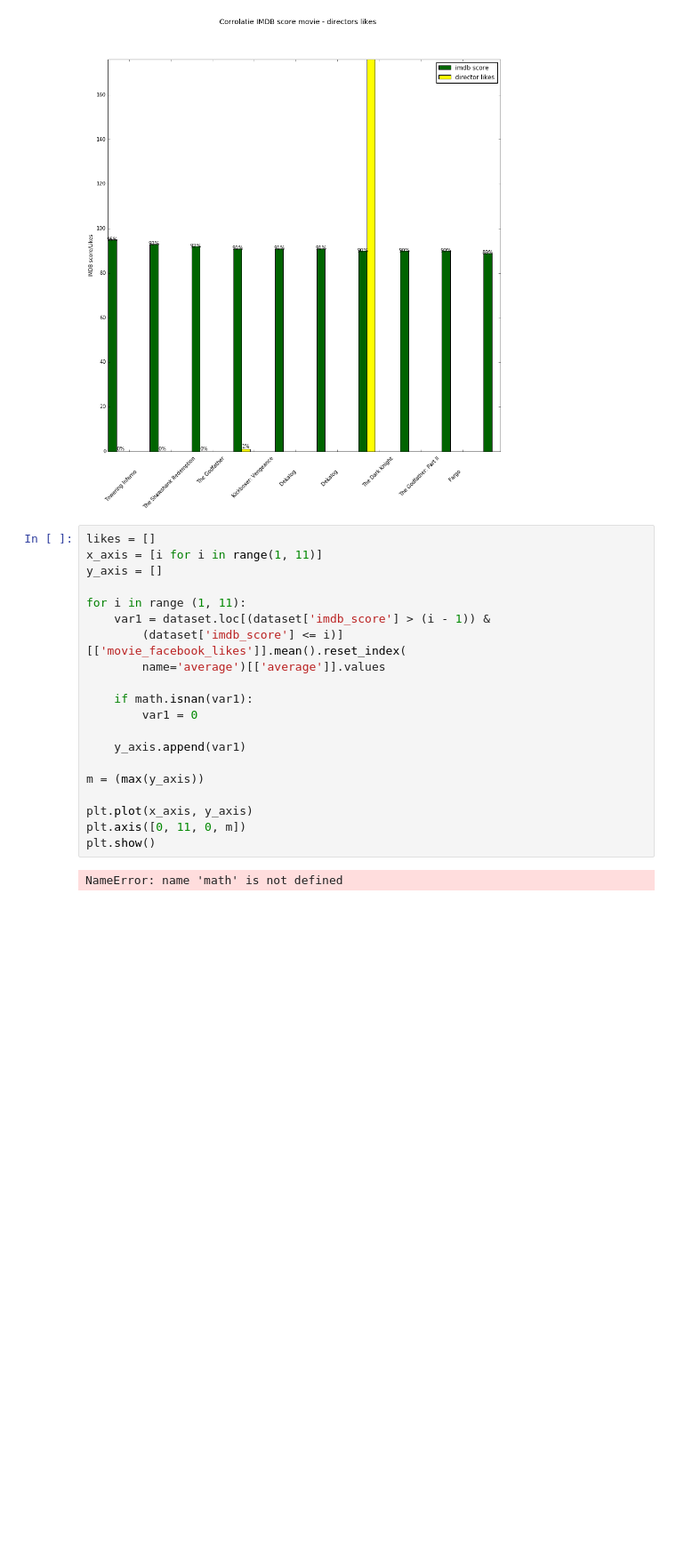
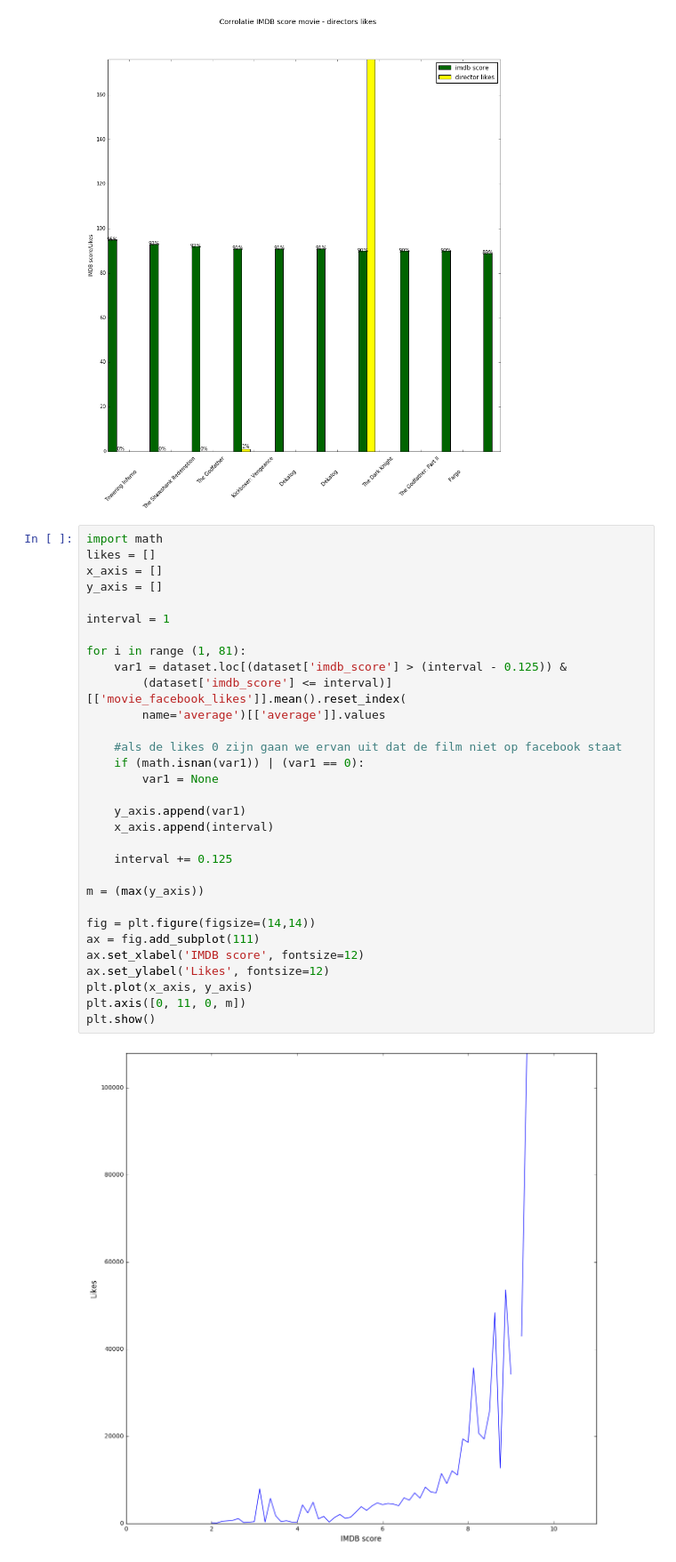
Before and after one commit to AlekVT/notebookIMDB, a Jupyter notebook: MovieSet.ipynb, the cells around one changed output. Shown at 89% size. Cells and saved outputs as stored; diff of their text form; blank space fills up the shorter version.

Commit message:
graph verbeterd

```diff
--- a/MovieSet.ipynb
+++ b/MovieSet.ipynb
@@ -232,27 +232,38 @@ plt.show()
 ValueError: cannot convert float NaN to integer
 [figure]
 # %%
+import math
 likes = []
-x_axis = [i for i in range(1, 11)]
+x_axis = []
 y_axis = []
 
-for i in range (1, 11):
-    var1 = dataset.loc[(dataset['imdb_score'] > (i - 1)) &
-        (dataset['imdb_score'] <= i)][['movie_facebook_likes']].mean().reset_index(
+interval = 1
+
+for i in range (1, 81):
+    var1 = dataset.loc[(dataset['imdb_score'] > (interval - 0.125)) &
+        (dataset['imdb_score'] <= interval)][['movie_facebook_likes']].mean().reset_index(
         name='average')[['average']].values
 
-    if math.isnan(var1):
-        var1 = 0
+    #als de likes 0 zijn gaan we ervan uit dat de film niet op facebook staat
+    if (math.isnan(var1)) | (var1 == 0):
+        var1 = None
 
     y_axis.append(var1)
+    x_axis.append(interval)
+
+    interval += 0.125
 
 m = (max(y_axis))
 
+fig = plt.figure(figsize=(14,14))
+ax = fig.add_subplot(111)
+ax.set_xlabel('IMDB score', fontsize=12)
+ax.set_ylabel('Likes', fontsize=12)
 plt.plot(x_axis, y_axis)
 plt.axis([0, 11, 0, m])
 plt.show()
 # %% [output]
-NameError: name 'math' is not defined
+[figure, added]
 # %%
 import itertools
 
```
